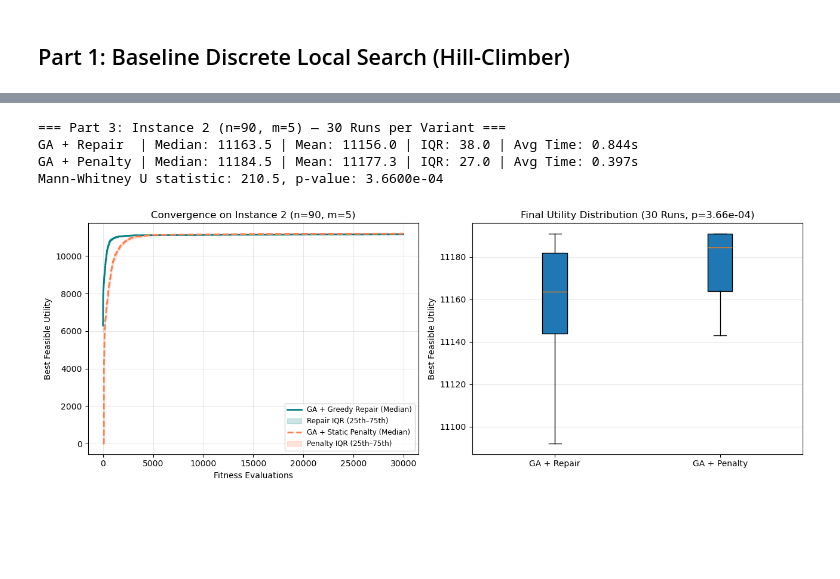
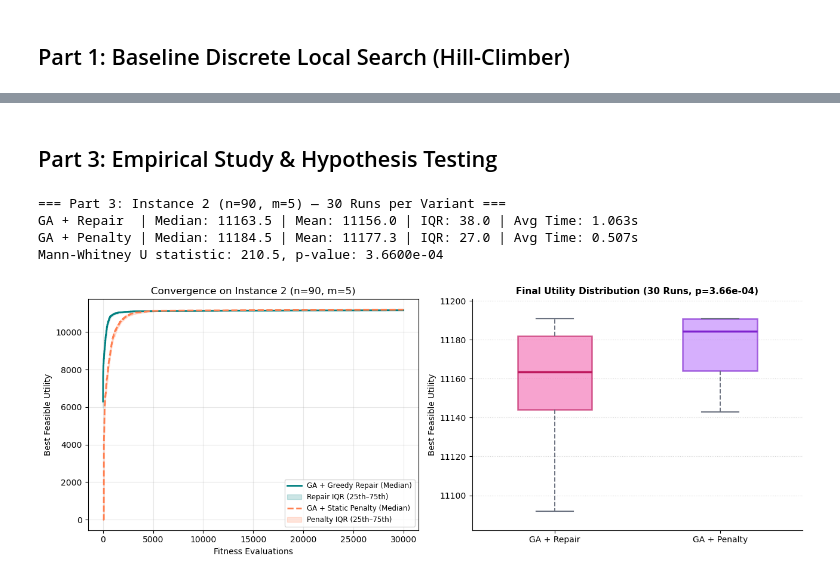
Before and after one commit to ninaalexvii/ai_assignment, a Jupyter notebook: ai_final_assignment.ipynb, the cells around one changed output, grey strips where cells are left out. Cells and saved outputs as stored; diff of their text form; code cells hidden in the pictures; blank space fills up the shorter version.

Commit message:
Finalize Part 2 and Part 3 GA experiments and exports

```diff
--- a/ai_final_assignment.ipynb
+++ b/ai_final_assignment.ipynb
@@ -107,10 +112,12 @@ def hill_climber(utilities, demands, capacities, max_evals=2000, use_repair=True
 
         history.append(best_score if best_feasible else 0.0)
 
-    return best_x, best_score, np.array(history)
+    final_utility = float(utilities @ best_x) if best_feasible else 0.0
+    return best_x, final_utility, best_feasible, np.array(history)
 
 # Test a single run on Instance 1
-best_x, best_u, hist = hill_climber(u1, d1, c1, max_evals=2000, use_repair=True, seed=42)
-print(f"Single-run best feasible utility: {best_u}")
+# Test a single run on Instance 1
+best_x, best_u, best_feas, hist = hill_climber(u1, d1, c1, max_evals=2000, use_repair=True, seed=42)
+print(f"Single-run best feasible utility: {best_u} (Feasible: {best_feas})")
 print(f"Final resource usage: {d1 @ best_x} / Capacities: {c1}")
 # %% [output]
@@ -294,3 +409,5 @@ Metaheuristic Engineering: For Instance 2 (n = 90, m = 5, $2^{90}$ states), a Ge
+# %% [markdown]
+## Part 3: Empirical Study & Hypothesis Testing
 # %%
 import time
 from scipy.stats import mannwhitneyu
@@ -308,7 +425,7 @@ penalty_p3_times = []
 
 for seed in range(num_runs_p3):
     t0 = time.perf_counter()
-    _, u_r, h_r = genetic_algorithm(
+    _, u_r, _, h_r = genetic_algorithm(
         u2, d2, c2,
         pop_size=60,
         max_evals=budget_p3,
@@ -320,7 +437,7 @@ for seed in range(num_runs_p3):
     repair_p3_hist.append(h_r)
 
     t0 = time.perf_counter()
-    _, u_p, h_p = genetic_algorithm(
+    _, u_p, _, h_p = genetic_algorithm(
         u2, d2, c2,
         pop_size=60,
         max_evals=budget_p3,
@@ -358,37 +475,70 @@ fig, axes = plt.subplots(1, 2, figsize=(13, 4.8))
 x_axis = np.arange(1, budget_p3 + 1)
 r_med = np.median(repair_p3_hist, axis=0)
 r_q25 = np.percentile(repair_p3_hist, 25, axis=0)
 r_q75 = np.percentile(repair_p3_hist, 75, axis=0)
 
 p_med = np.median(penalty_p3_hist, axis=0)
 p_q25 = np.percentile(penalty_p3_hist, 25, axis=0)
 p_q75 = np.percentile(penalty_p3_hist, 75, axis=0)
 
 axes[0].plot(x_axis, r_med, label="GA + Greedy Repair (Median)", color="teal", linewidth=2)
 axes[0].fill_between(x_axis, r_q25, r_q75, color="teal", alpha=0.2, label="Repair IQR (25th–75th)")
 axes[0].plot(x_axis, p_med, label="GA + Static Penalty (Median)", color="coral", linestyle="--", linewidth=2)
 axes[0].fill_between(x_axis, p_q25, p_q75, color="coral", alpha=0.2, label="Penalty IQR (25th–75th)")
 axes[0].set_title("Convergence on Instance 2 (n=90, m=5)")
 axes[0].set_xlabel("Fitness Evaluations")
 axes[0].set_ylabel("Best Feasible Utility")
 axes[0].legend(fontsize=8.5)
 axes[0].grid(True, alpha=0.3)
 
-axes[1].boxplot(
+box_colors = ["#f472b6", "#c084fc"]  # pink for GA + Repair, lilac for GA + Penalty
+edge_colors = ["#be185d", "#7e22ce"]
+
+bp = axes[1].boxplot(
     [repair_p3_scores, penalty_p3_scores],
     tick_labels=["GA + Repair", "GA + Penalty"],
     patch_artist=True,
+    widths=0.45,
 )
-axes[1].set_title(f"Final Utility Distribution (30 Runs, p={p_val:.2e})")
+
+for patch, fill_c, edge_c in zip(bp["boxes"], box_colors, edge_colors):
+    patch.set_facecolor(fill_c)
+    patch.set_edgecolor(edge_c)
+    patch.set_alpha(0.65)
+    patch.set_linewidth(1.8)
+
+for median_line, edge_c in zip(bp["medians"], edge_colors):
+    median_line.set_color(edge_c)
+    median_line.set_linewidth(2.5)
+
+for whisker in bp["whiskers"]:
+    whisker.set_color("#6b7280")
+    whisker.set_linewidth(1.4)
+    whisker.set_linestyle("--")
+
+for cap in bp["caps"]:
+    cap.set_color("#6b7280")
+    cap.set_linewidth(1.5)
+
+for flier in bp["fliers"]:
+    flier.set(marker="o", markerfacecolor="#f9a8d4", markeredgecolor="#be185d", markersize=5, alpha=0.8)
+
+all_vals = np.concatenate([repair_p3_scores, penalty_p3_scores])
+pad = max(5.0, 0.1 * (np.max(all_vals) - np.min(all_vals)))
+axes[1].set_ylim(np.min(all_vals) - pad, np.max(all_vals) + pad)
+
+axes[1].set_title(f"Final Utility Distribution (30 Runs, p={p_val:.2e})", fontsize=11, fontweight="bold")
 axes[1].set_ylabel("Best Feasible Utility")
-axes[1].grid(True, axis="y", alpha=0.3)
+axes[1].grid(True, axis="y", linestyle=":", alpha=0.5)
+axes[1].spines["top"].set_visible(False)
+axes[1].spines["right"].set_visible(False)
 
 plt.tight_layout()
 plt.show()
 # %% [output]
 === Part 3: Instance 2 (n=90, m=5) — 30 Runs per Variant ===
-GA + Repair  | Median: 11163.5 | Mean: 11156.0 | IQR: 38.0 | Avg Time: 0.844s
-GA + Penalty | Median: 11184.5 | Mean: 11177.3 | IQR: 27.0 | Avg Time: 0.397s
+GA + Repair  | Median: 11163.5 | Mean: 11156.0 | IQR: 38.0 | Avg Time: 1.063s
+GA + Penalty | Median: 11184.5 | Mean: 11177.3 | IQR: 27.0 | Avg Time: 0.507s
 Mann-Whitney U statistic: 210.5, p-value: 3.6600e-04
-[figure, old version]
+[figure, new version]
 # %% [markdown]
```
Also changed, not shown: parts of 10 cells of this notebook, 2 other files.
